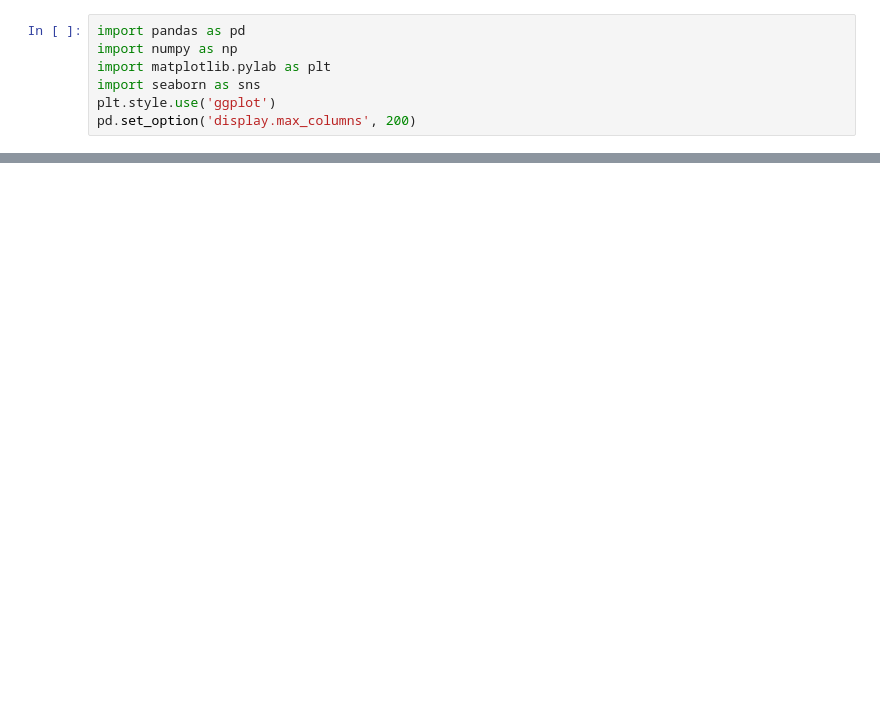
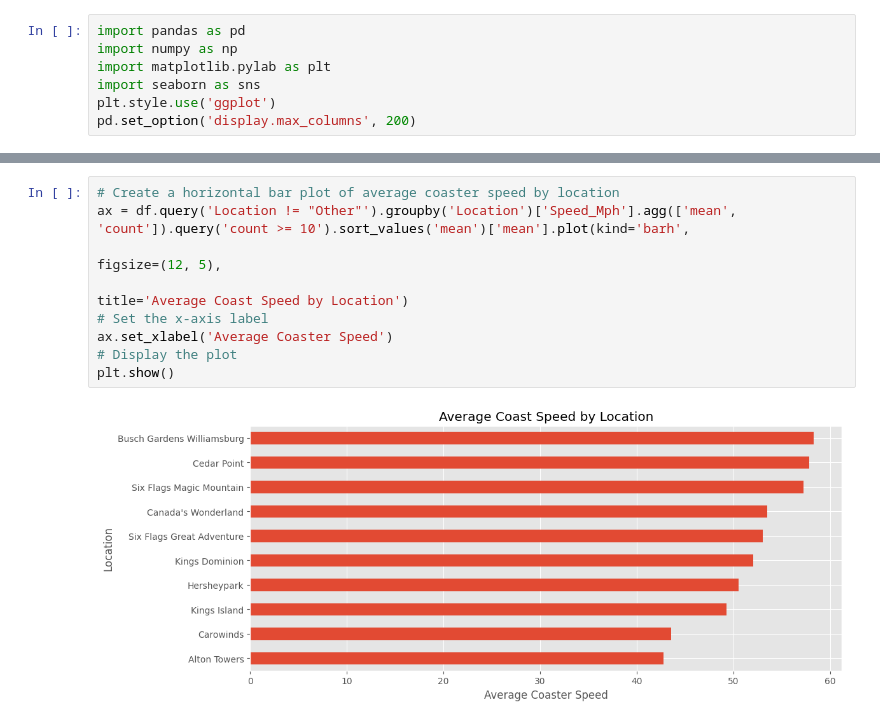
Before and after one commit to lucaberbenni/EDA, a Jupyter notebook: EDA.ipynb, the cells around one changed output, grey strips where cells are left out. Cells and saved outputs as stored; diff of their text form; blank space fills up the shorter version.

```diff
--- a/EDA.ipynb
+++ b/EDA.ipynb
@@ -233,0 +267,11 @@ sns.heatmap(df_corr, annot=True)
+# %%
+# Create a horizontal bar plot of average coaster speed by location
+ax = df.query('Location != "Other"').groupby('Location')['Speed_Mph'].agg(['mean', 'count']).query('count >= 10').sort_values('mean')['mean'].plot(kind='barh',
+                                                                                                                                              figsize=(12, 5),
+                                                                                                                                              title='Average Coast Speed by Location')
+# Set the x-axis label
+ax.set_xlabel('Average Coaster Speed')
+# Display the plot
+plt.show()
+# %% [output]
+[figure, added]
```
Also changed, not shown: parts of 55 cells of this notebook.
